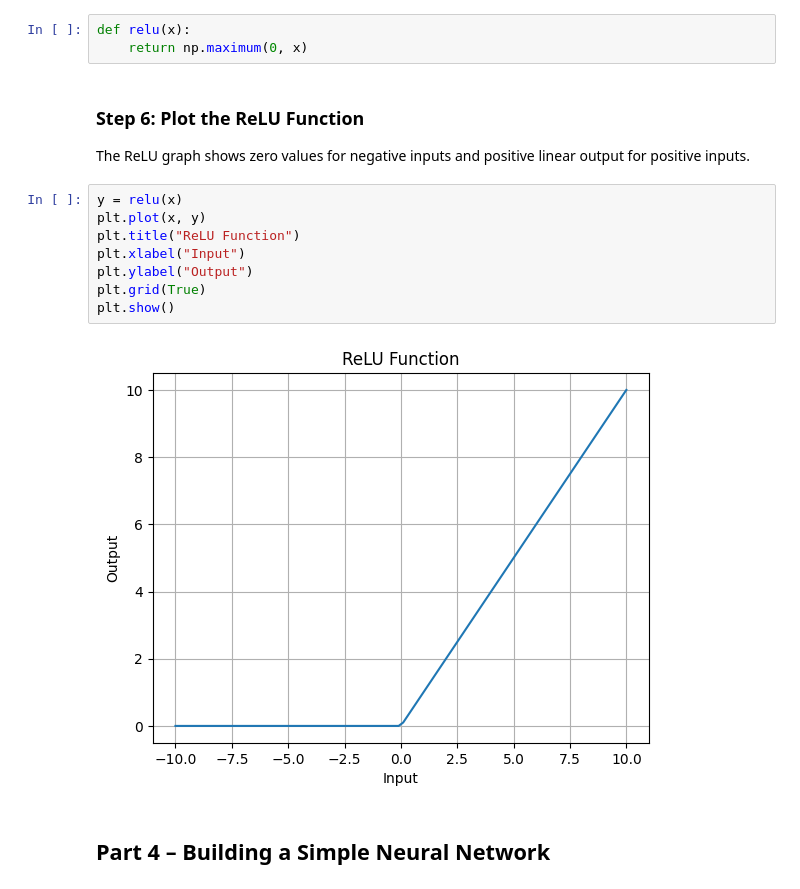
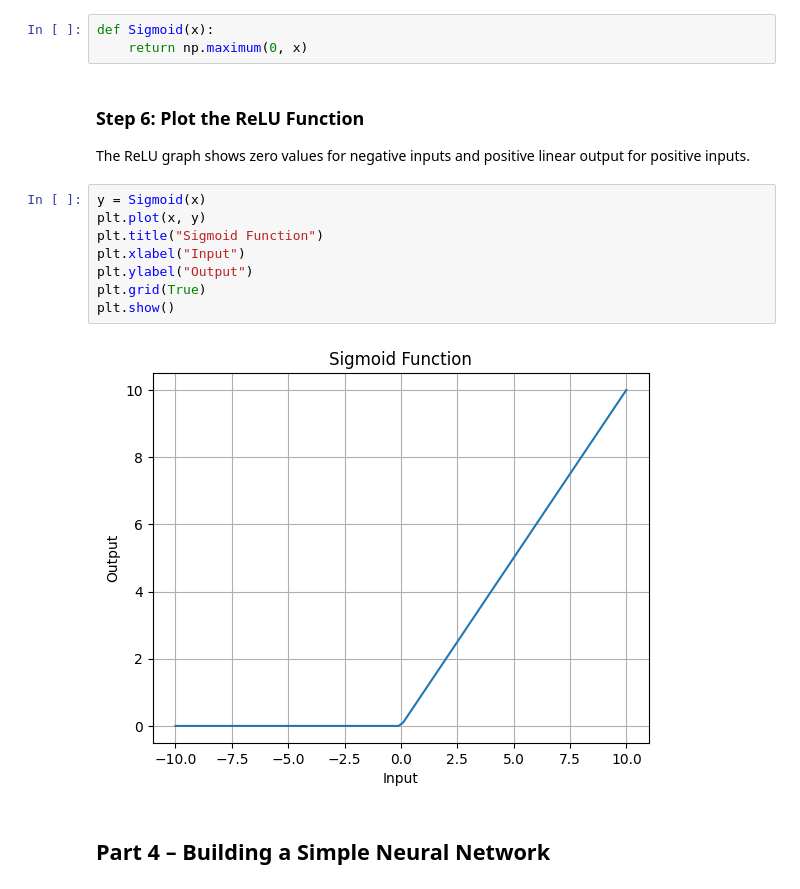
Before and after one commit to EarlClydeeee/py_patrecog_deeplearning, a Jupyter notebook: neural_networks.ipynb, the cells around one changed output. Saved outputs shown, nothing was run; the diff lists cells and outputs as text.

Commit message:
feat(sigmoid): answer exercise 2

```diff
--- a/neural_networks.ipynb
+++ b/neural_networks.ipynb
@@ -52,22 +52,22 @@ plt.show()
 
 ReLU removes negative values and keeps positive values unchanged.
 # %%
-def relu(x):
+def Sigmoid(x):
     return np.maximum(0, x)
 # %% [markdown]
 ### Step 6: Plot the ReLU Function
 
 The ReLU graph shows zero values for negative inputs and positive linear output for positive inputs.
 # %%
-y = relu(x)
+y = Sigmoid(x)
 plt.plot(x, y)
-plt.title("ReLU Function")
+plt.title("Sigmoid Function")
 plt.xlabel("Input")
 plt.ylabel("Output")
 plt.grid(True)
 plt.show()
 # %% [output]
-[figure, old version]
+[figure, new version]
 # %% [markdown]
 ## Part 4 – Building a Simple Neural Network
 # %% [markdown]
```
Also changed, not shown: parts of 10 cells of this notebook.
